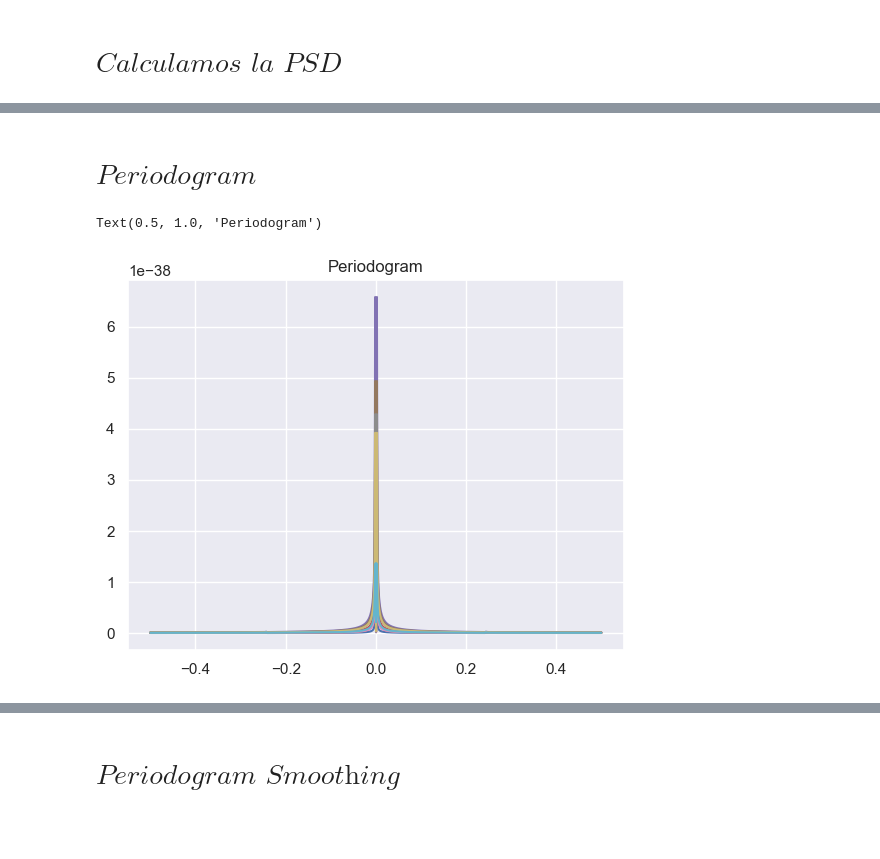
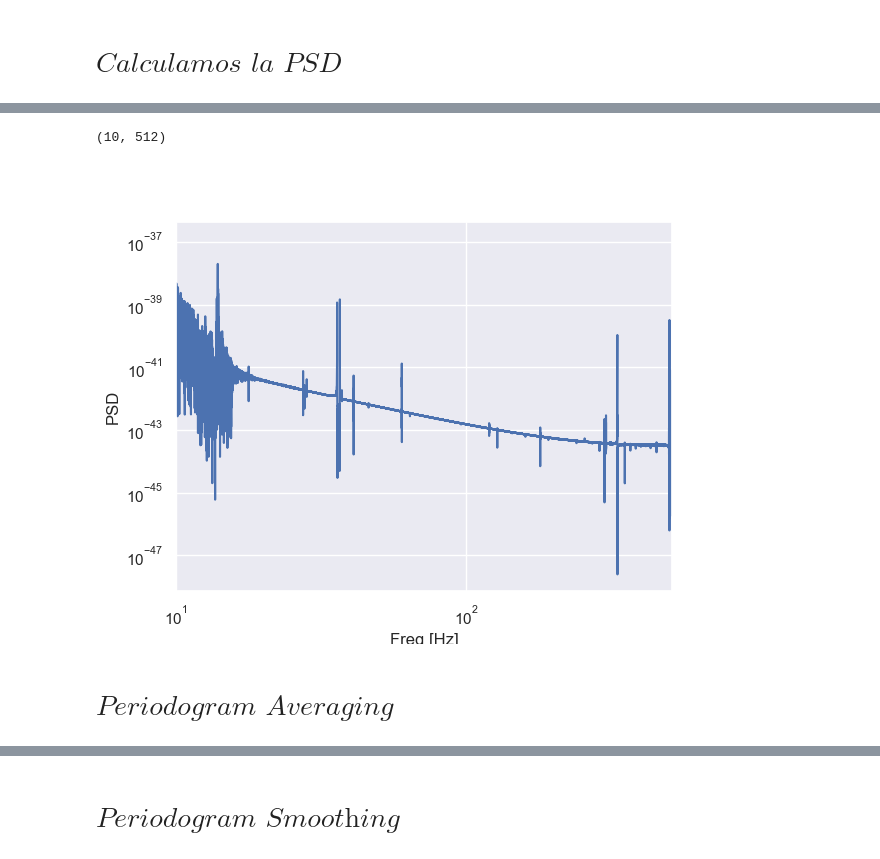
Before and after one commit to GonzaLinares/PASA_TP1, a Jupyter notebook: main.ipynb, the cells around one changed output, grey strips where cells are left out. Drawn from its saved outputs; the diff is of its cells as text; code cells hidden in the pictures; blank space fills up the shorter version.

```diff
--- a/main.ipynb
+++ b/main.ipynb
@@ -141,2 +144,15 @@ def PSD(seq, L):
+# %%
+psd_freq, psd = PSD(strain_H1_after_noise)
+plt.figure()
+plt.plot(psd_freq, psd)
+
+plt.xscale('log')
+plt.yscale('log')
+plt.xlabel('Freq [Hz]')
+plt.ylabel('PSD')
+plt.xlim(10, 512)
+# %% [output]
+(10, 512)
+[figure, added]
 # %% [markdown]
-# $\textit{Periodogram}$
+# $\textit{Periodogram Averaging}$
@@ -146,10 +158,0 @@ PSDs = [PSD(currWindow * noiseH1After[i], N//4) for i in range(len(noiseH1After)
-# %%
-for i in range(len(PSDs)):
-    A = PSDs[i]
-    freq = np.linspace(-0.5, 0.5, len(A))
-    response = 20 * np.log10(np.abs((A / abs(A).max())))
-    plt.plot(freq, response)
-plt.title("Periodogram")
-# %% [output]
-Text(0.5, 1.0, 'Periodogram')
-[figure, removed]
```
Also changed, not shown: parts of 40 cells of this notebook.
